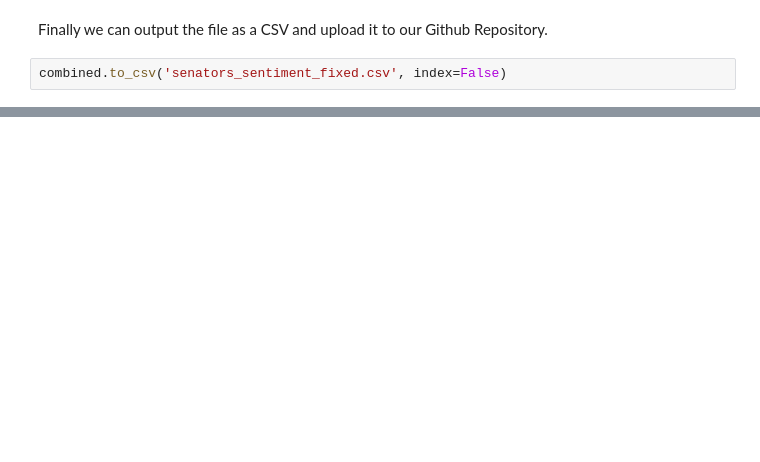
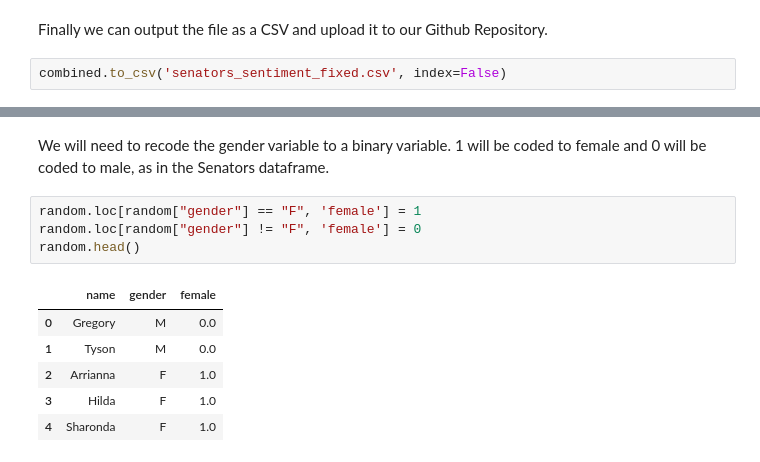
Before and after one commit to joshuajacobs2020/AWS-Comprehend-Bias-Project, a Jupyter notebook: DataCreation.ipynb, the cells around one changed output, grey strips where cells are left out. Saved outputs shown, nothing was run; the diff lists cells and outputs as text; blank space fills up the shorter version.

```diff
--- a/DataCreation.ipynb
+++ b/DataCreation.ipynb
@@ -153,0 +208,14 @@ combined.to_csv('senators_sentiment_fixed.csv', index=False)
+# %% [markdown]
+We will need to recode the gender variable to a binary variable.
+1 will be coded to female and 0 will be coded to male, as in the Senators dataframe.
+# %%
+random.loc[random["gender"] == "F", 'female'] = 1
+random.loc[random["gender"] != "F", 'female'] = 0
+random.head()
+# %% [output]
+|  | name | gender | female |
+| 0 | Gregory | M | 0.0 |
+| 1 | Tyson | M | 0.0 |
+| 2 | Arrianna | F | 1.0 |
+| 3 | Hilda | F | 1.0 |
+| 4 | Sharonda | F | 1.0 |
```
Also changed, not shown: parts of 19 cells of this notebook.
